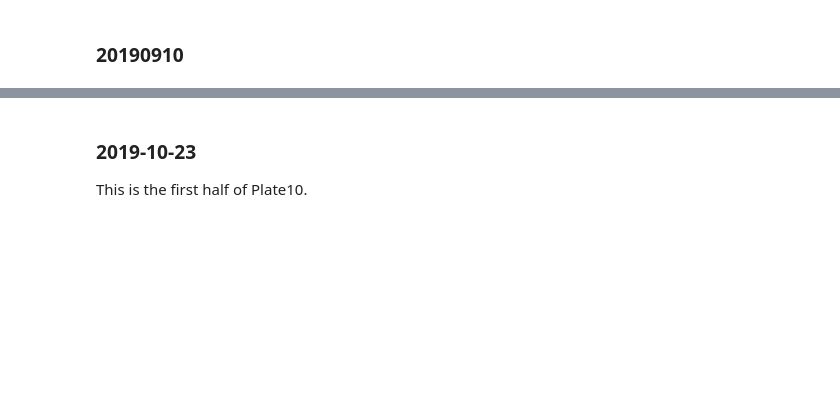
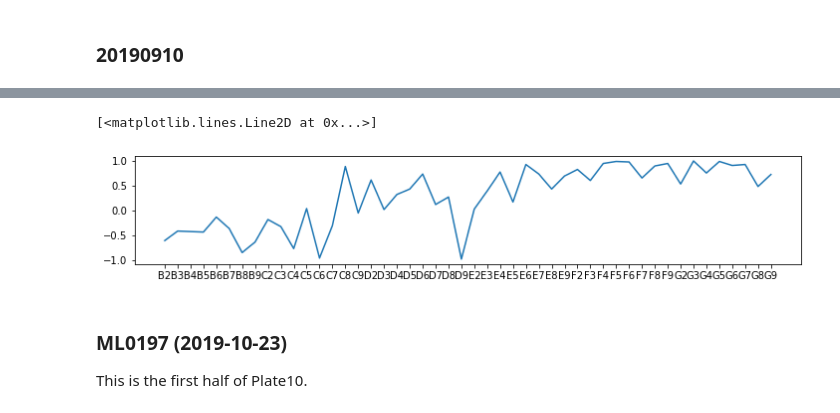
Before and after one commit to czbiohub-sf/2021-opencell-microscopy-automation, a Jupyter notebook: notebooks/analyze-dragonfly-tests.ipynb, the cells around one changed output, grey strips where cells are left out. Drawn from its saved outputs; the diff is of its cells as text; code cells hidden in the pictures; blank space fills up the shorter version.

Commit message:
update analyze-dragonfly-tests notebook (with outputs)

```diff
--- a/notebooks/analyze-dragonfly-tests.ipynb
+++ b/notebooks/analyze-dragonfly-tests.ipynb
@@ -40,6 +38,17 @@ for filepath in filepaths:
     new_filepath = os.path.join(out_dir, filename)
     if 'UINT8' in filepath:
         # shutil.copy(filepath, new_filepath)
+# %%
+with open('/Users/keith.cheveralls/image-data/dragonfly-automation-tests/ML0196_20191009-2/HCS_sites_20191009_INTERPOLATED.pos') as file:
+    pos = json.load(file)
+
+# load an example position_list to map linear indices to well_ids
+position_inds = []
+for ind, p in enumerate(pos['POSITIONS']):
+    well_id, site_num = dragonfly_automation.utils.parse_hcs_site_label(p['LABEL'])
+    position_inds.append({'ind': ind, 'well_id': well_id})
+
+pinds = pd.DataFrame(data=position_inds)
 # %% [markdown]
 ### 20190910
 # %%
@@ -119,5 +133,6 @@ out_dir = '/Users/keith.cheveralls/image-data/dragonfly-automation-tests/ML0000-
 # %%
-# classification log
+log_dir = '/Users/keith.cheveralls/image-data/dragonfly-automation-tests/ML0196_20191009-2/logs/'
+
 log = pd.read_csv(os.path.join(log_dir, 'fov-classification', 'fov-classification-log.csv'))
 aqlog = pd.read_csv(os.path.join(log_dir, 'ML0000_20191009-2_acquired-images.csv'))
 
@@ -148,10 +168,13 @@ plt.plot(d.well_id, d.timestamp/2)
 plt.gca().set_ylim([0, 7])
 # %%
 d = pd.merge(pinds, log, left_on='ind', right_on='position_ind')
-d = d.groupby('well_id').median().reset_index()
+d = d.groupby('well_id').max().reset_index()
 plt.figure(figsize=(12, 2))
 plt.plot(d.well_id, d.score)
 # plt.gca().set_ylim([0, 7])
+# %% [output]
+[<matplotlib.lines.Line2D at 0x...>]
+[figure, added]
 # %%
 # tile acquired FOVs
 tile = viz.build_tile(
@@ -171,6 +194,6 @@ tile = viz.build_tile(
     show_labels=True,
     label_column='score')
 # %% [markdown]
-### 2019-10-23
+### ML0197 (2019-10-23)
 
 This is the first half of Plate10.
```
Also changed, not shown: parts of 40 cells of this notebook.
